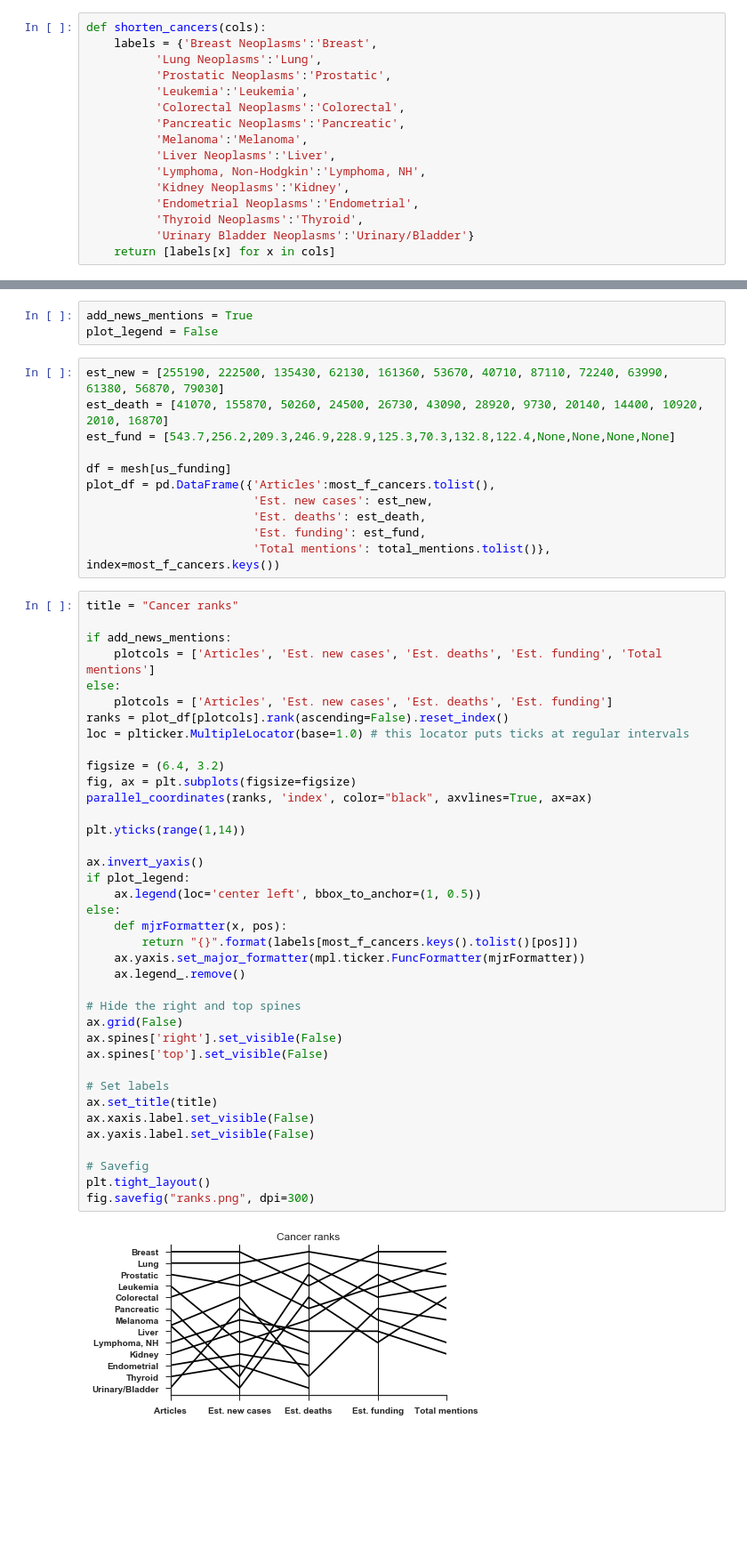
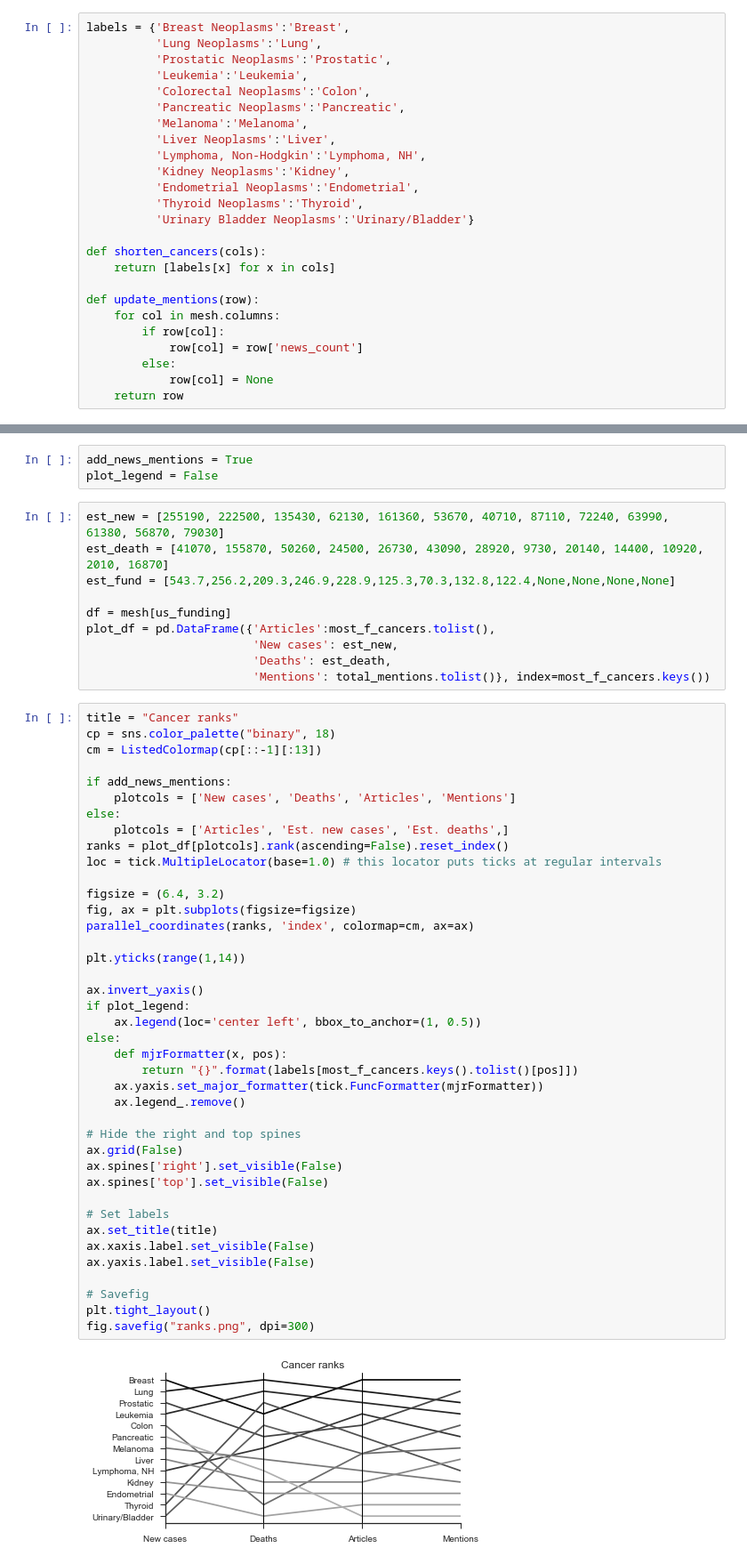
Before and after one commit to ScholCommLab/cancer-news, a Jupyter notebook: plots.ipynb, the cells around one changed output, grey strips where cells are left out. Shown at 89% size. Drawn from its saved outputs; the diff is of its cells as text; blank space fills up the shorter version.

Commit message:
changes to plots

```diff
--- a/plots.ipynb
+++ b/plots.ipynb
@@ -48,12 +48,11 @@ mapping = {day: i for i, day in enumerate(most_f_cancers.keys())}
 # %% [markdown]
 ## Boxplot of mentions
 # %%
-def shorten_cancers(cols):
-    labels = {'Breast Neoplasms':'Breast',
+labels = {'Breast Neoplasms':'Breast',
           'Lung Neoplasms':'Lung',
           'Prostatic Neoplasms':'Prostatic',
           'Leukemia':'Leukemia',
-          'Colorectal Neoplasms':'Colorectal',
+          'Colorectal Neoplasms':'Colon',
           'Pancreatic Neoplasms':'Pancreatic',
           'Melanoma':'Melanoma',
           'Liver Neoplasms':'Liver',
@@ -62,4 +61,14 @@ def shorten_cancers(cols):
           'Endometrial Neoplasms':'Endometrial',
           'Thyroid Neoplasms':'Thyroid',
           'Urinary Bladder Neoplasms':'Urinary/Bladder'}
+
+def shorten_cancers(cols):
     return [labels[x] for x in cols]
+
+def update_mentions(row):
+    for col in mesh.columns:
+        if row[col]:
+            row[col] = row['news_count']
+        else:
+            row[col] = None
+    return row
@@ -133,47 +134,48 @@ est_fund = [543.7,256.2,209.3,246.9,228.9,125.3,70.3,132.8,122.4,None,None,None,
 
 df = mesh[us_funding]
 plot_df = pd.DataFrame({'Articles':most_f_cancers.tolist(),
-                        'Est. new cases': est_new,
-                        'Est. deaths': est_death,
-                        'Est. funding': est_fund,
-                        'Total mentions': total_mentions.tolist()}, index=most_f_cancers.keys())
+                        'New cases': est_new,
+                        'Deaths': est_death,
+                        'Mentions': total_mentions.tolist()}, index=most_f_cancers.keys())
 # %%
 title = "Cancer ranks"
+cp = sns.color_palette("binary", 18)
+cm = ListedColormap(cp[::-1][:13])
 
 if add_news_mentions:
-    plotcols = ['Articles', 'Est. new cases', 'Est. deaths', 'Est. funding', 'Total mentions']
+    plotcols = ['New cases', 'Deaths', 'Articles', 'Mentions']
 else:
-    plotcols = ['Articles', 'Est. new cases', 'Est. deaths', 'Est. funding']
+    plotcols = ['Articles', 'Est. new cases', 'Est. deaths',]
 ranks = plot_df[plotcols].rank(ascending=False).reset_index()
-loc = plticker.MultipleLocator(base=1.0) # this locator puts ticks at regular intervals
+loc = tick.MultipleLocator(base=1.0) # this locator puts ticks at regular intervals
 
 figsize = (6.4, 3.2)
 fig, ax = plt.subplots(figsize=figsize)
-parallel_coordinates(ranks, 'index', color="black", axvlines=True, ax=ax)
+parallel_coordinates(ranks, 'index', colormap=cm, ax=ax)
 
 plt.yticks(range(1,14))
 
 ax.invert_yaxis()
 if plot_legend:
     ax.legend(loc='center left', bbox_to_anchor=(1, 0.5))
 else:
     def mjrFormatter(x, pos):
         return "{}".format(labels[most_f_cancers.keys().tolist()[pos]])
-    ax.yaxis.set_major_formatter(mpl.ticker.FuncFormatter(mjrFormatter))
+    ax.yaxis.set_major_formatter(tick.FuncFormatter(mjrFormatter))
     ax.legend_.remove()
 
 # Hide the right and top spines
 ax.grid(False)
 ax.spines['right'].set_visible(False)
 ax.spines['top'].set_visible(False)
 
 # Set labels
 ax.set_title(title)
 ax.xaxis.label.set_visible(False)
 ax.yaxis.label.set_visible(False)
 
 # Savefig
 plt.tight_layout()
 fig.savefig("ranks.png", dpi=300)
 # %% [output]
-[figure, old version]
+[figure, new version]
```
Also changed, not shown: parts of 11 cells of this notebook.
